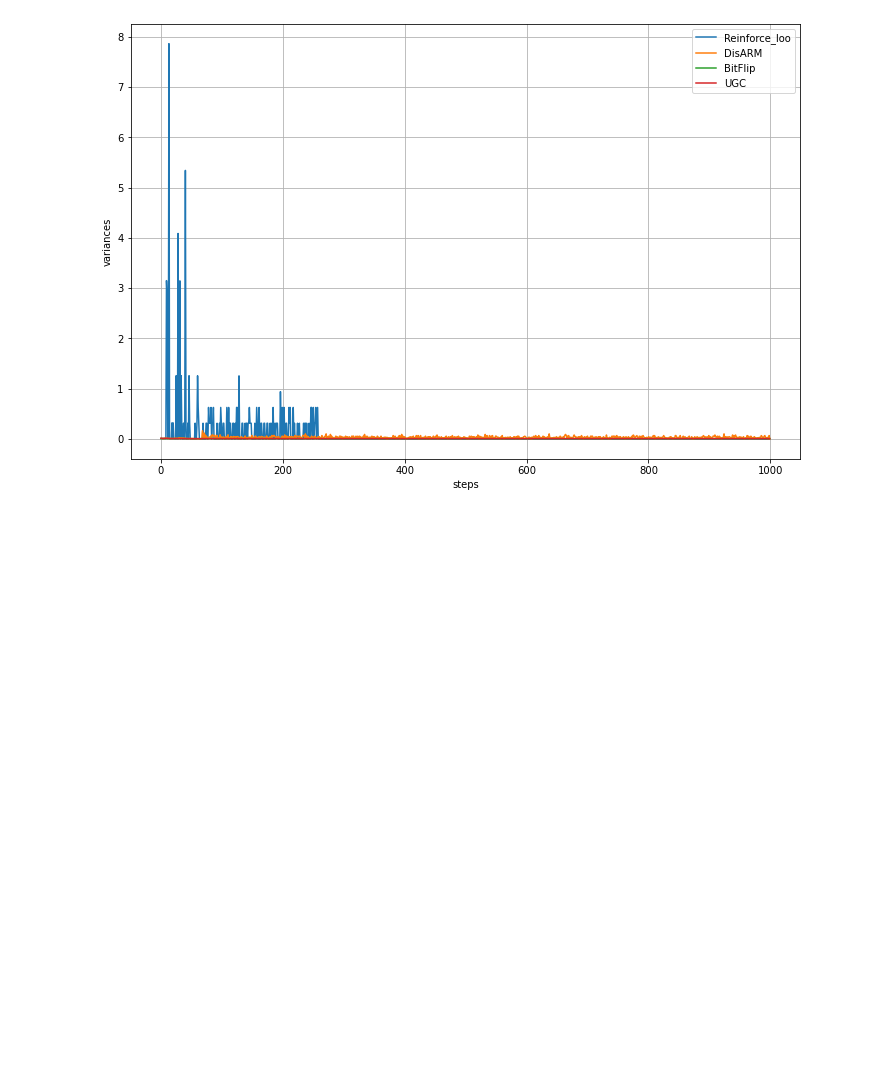
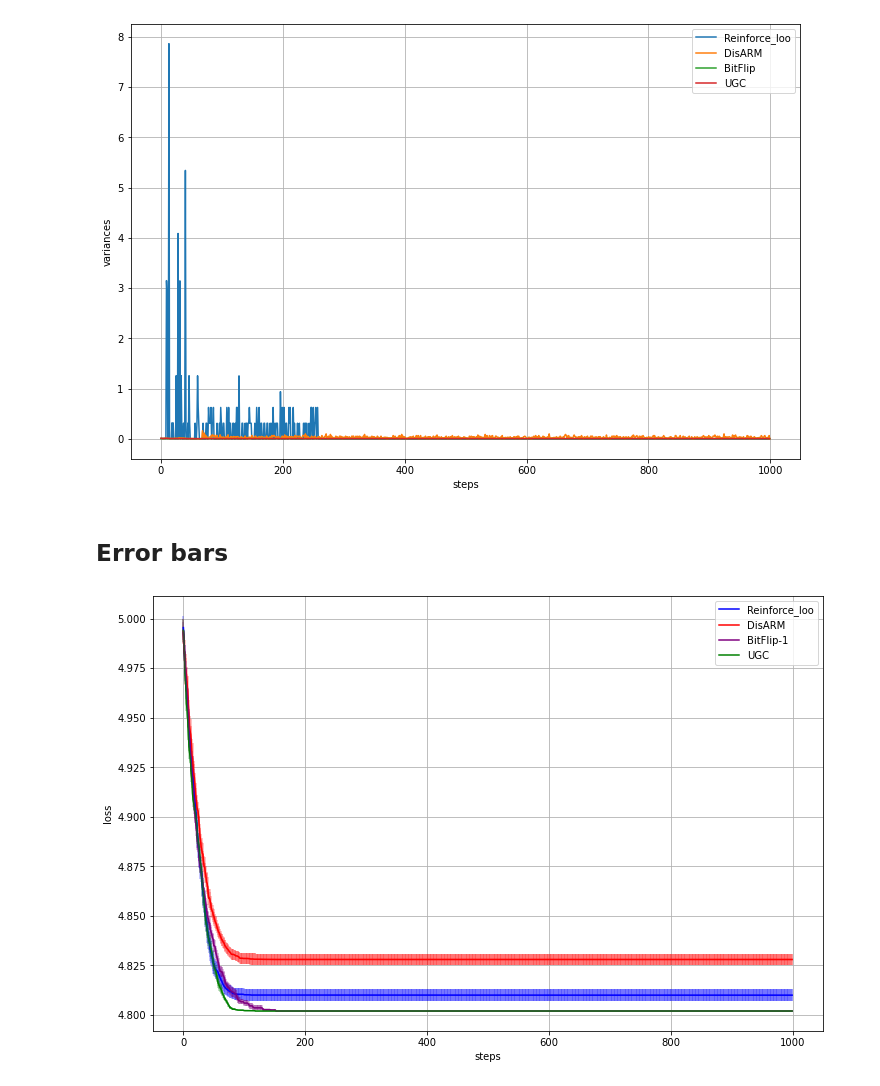
Before and after one commit to russellkune/gradient-estimators, a Jupyter notebook: Simulations.ipynb, the cells around one changed output. Saved outputs shown, nothing was run; the diff lists cells and outputs as text; code cells hidden in the pictures; blank space fills up the shorter version.

```diff
--- a/Simulations.ipynb
+++ b/Simulations.ipynb
@@ -127,7 +127,7 @@ def train2(grad_func,start, t, n_epoch = 1000, learning_rate = 0.1):
 
         #compute variances:
         g_ss = []
-        for j in range(5000):
+        for j in range(1000):
             g_s = grad_func(theta, t)
             g_ss.append(g_s)
         g_ss = np.array(g_ss)
@@ -204,3 +204,9 @@ save_list("thetas_o_l1000.txt",thetas_o)
 save_list("losses_o_l1000.txt",losses_o)
 save_list("vars_o_l1000.txt",vars_o)
  """
+# %% [markdown]
+## Error bars
+# %%
+K = 20
+t_ = 0.49
+t = np.array(K*[t_])
@@ -206,0 +240,28 @@ save_list("vars_o_l1000.txt",vars_o)
+# %%
+l_r = np.array(l_r)
+l_d = np.array(l_d)
+l_b = np.array(l_b)
+l_o = np.array(l_o)
+
+v_r = np.array(v_r)
+v_d = np.array(v_d)
+v_b = np.array(v_b)
+v_o = np.array(v_o)
+# %%
+plt.figure(figsize = (12,8))
+plt.errorbar(list(range(l_r.shape[1])),l_r.mean(axis = 0), l_r.std(axis = 0)/np.sqrt(10), alpha = 0.3, color = "blue")
+plt.plot(l_r.mean(axis = 0), color = "blue", label = "Reinforce_loo")
+plt.errorbar(list(range(l_d.shape[1])),l_d.mean(axis = 0), l_d.std(axis = 0)/np.sqrt(10),  alpha = 0.3, color = "red")
+plt.plot(l_d.mean(axis = 0), color = "red", label = "DisARM")
+plt.errorbar(list(range(l_b.shape[1])),l_b.mean(axis = 0), l_b.std(axis = 0)/np.sqrt(10),  alpha = 0.3, color = "purple")
+plt.plot(l_b.mean(axis = 0), label = "BitFlip-1", color = "purple")
+plt.errorbar(list(range(l_o.shape[1])),l_o.mean(axis = 0), l_o.std(axis = 0)/np.sqrt(10),  alpha = 0.3, color = "green")
+plt.plot(l_o.mean(axis = 0), label = "UGC", color = "green")
+plt.ylabel("loss")
+plt.xlabel("steps")
+#plt.axhline(K*(t_**2), c = "black", linestyle ="--", label = "opt")
+plt.legend()
+plt.grid()
+plt.savefig("P1error_bars.png", dpi = 300)
+# %% [output]
+[figure, added]
```
Also changed, not shown: parts of 9 cells of this notebook, 3 other files.
